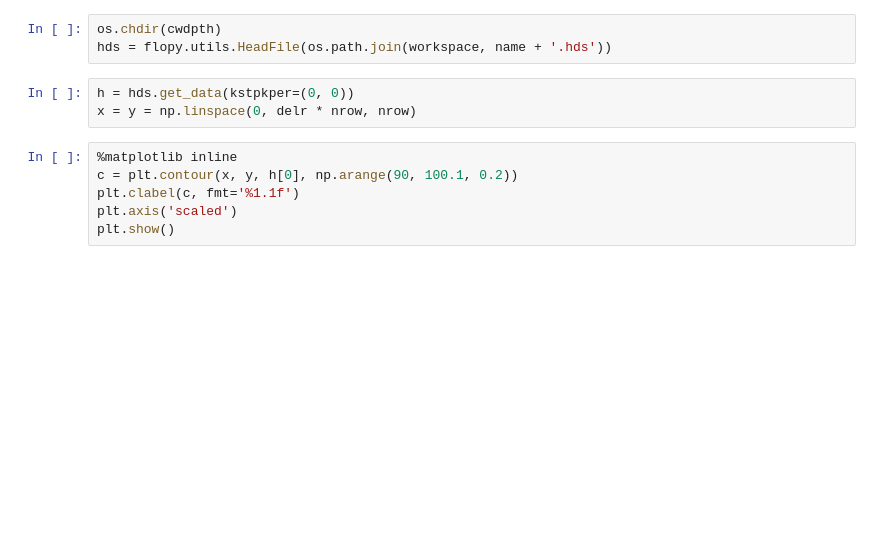
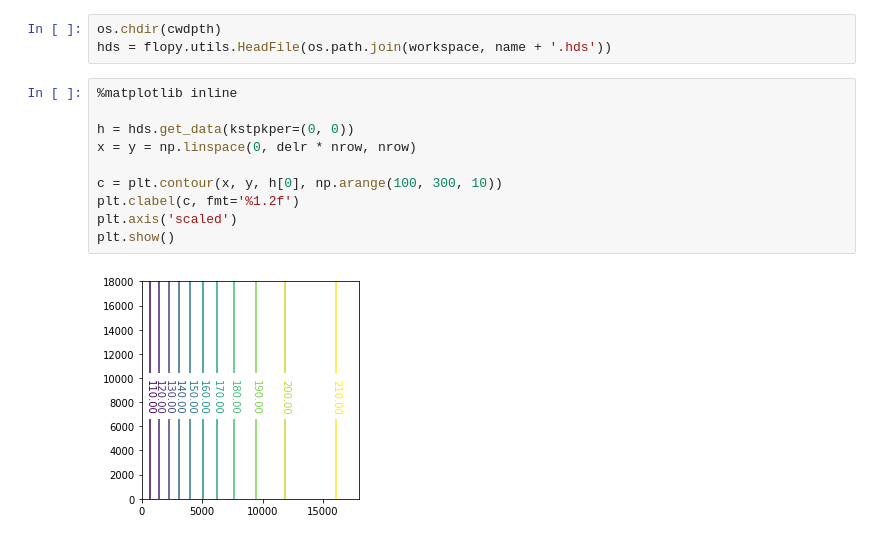
Before and after one commit to inowas/effective_groundwater_model_calibration_exercises, a Jupyter notebook: effective_groundwater_model_calibration.ipynb, the cells around one changed output. Drawn from its saved outputs; the diff is of its cells as text; blank space fills up the shorter version.

```diff
--- a/effective_groundwater_model_calibration.ipynb
+++ b/effective_groundwater_model_calibration.ipynb
@@ -120,11 +212,14 @@ ml.run_model()
 os.chdir(cwdpth)
 hds = flopy.utils.HeadFile(os.path.join(workspace, name + '.hds'))
 # %%
+%matplotlib inline
+
 h = hds.get_data(kstpkper=(0, 0))
 x = y = np.linspace(0, delr * nrow, nrow)
+
+c = plt.contour(x, y, h[0], np.arange(100, 300, 10))
+plt.clabel(c, fmt='%1.2f')
+plt.axis('scaled')
+plt.show()
+# %% [output]
+[figure, added]
-# %%
-%matplotlib inline
-c = plt.contour(x, y, h[0], np.arange(90, 100.1, 0.2))
-plt.clabel(c, fmt='%1.1f')
-plt.axis('scaled')
-plt.show()
```
Also changed, not shown: parts of 11 cells of this notebook.
